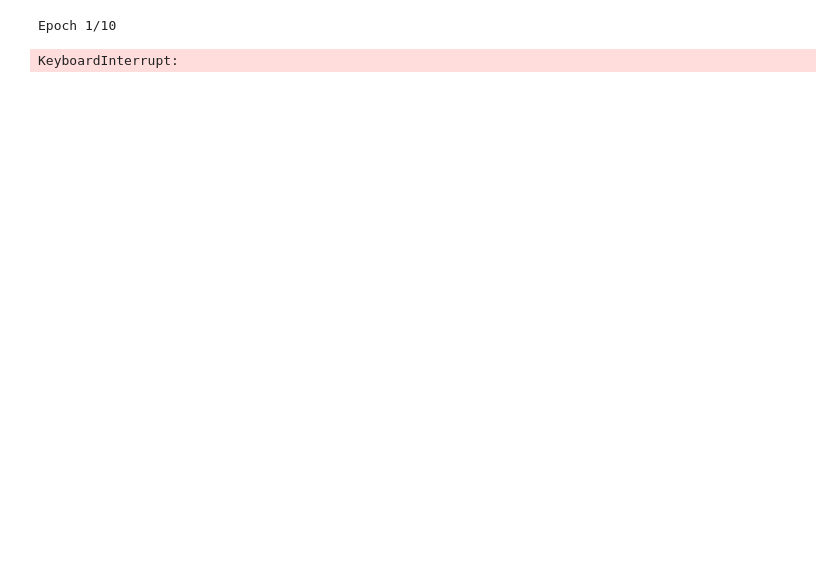
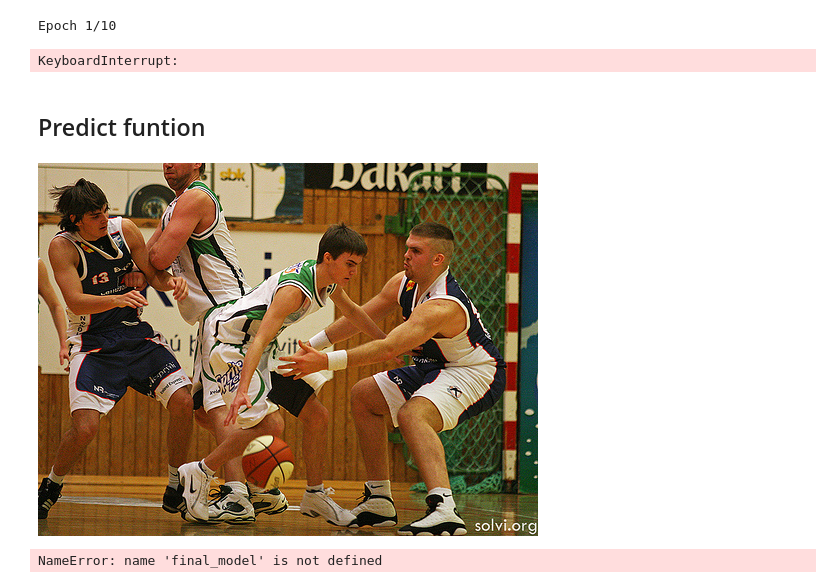
Before and after one commit to yashk2810/Image-Captioning, a Jupyter notebook: Image Captioning.ipynb, the cells around one changed output. Drawn from its saved outputs; the diff is of its cells as text; code cells hidden in the pictures; blank space fills up the shorter version.

Commit message:
Added the predict funtion

```diff
--- a/Image Captioning.ipynb
+++ b/Image Captioning.ipynb
@@ -367,3 +428,5 @@ final_model.fit_generator(data_generator(), samples_per_epoch=samples_per_epoch,
 # %% [output]
 Epoch 1/10
 KeyboardInterrupt:
+# %% [markdown]
+## Predict funtion
@@ -369,0 +452,9 @@ KeyboardInterrupt:
+# %%
+try_image = test_img[0]
+Image.open(try_image)
+# %% [output]
+[figure, added]
+# %%
+print (predict_captions(try_image))
+# %% [output]
+NameError: name 'final_model' is not defined
```
Also changed, not shown: parts of 31 cells of this notebook.
